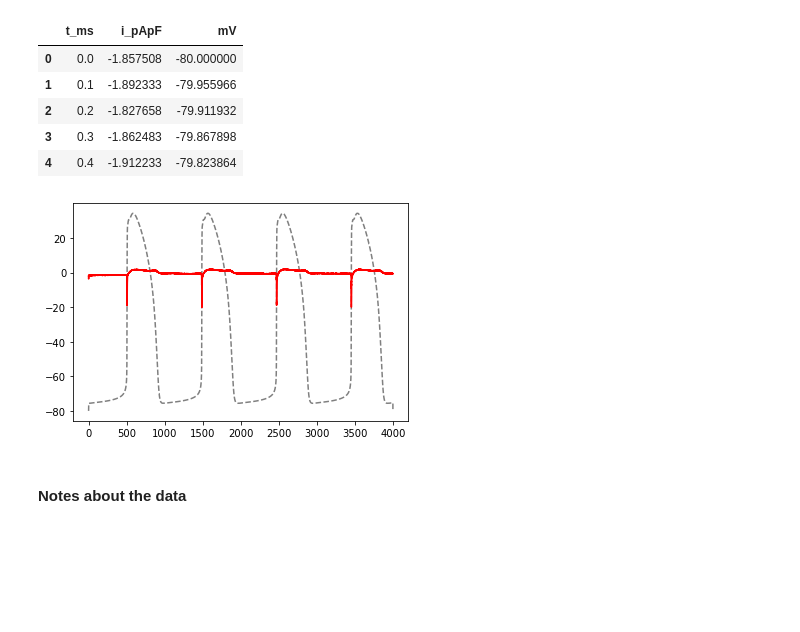
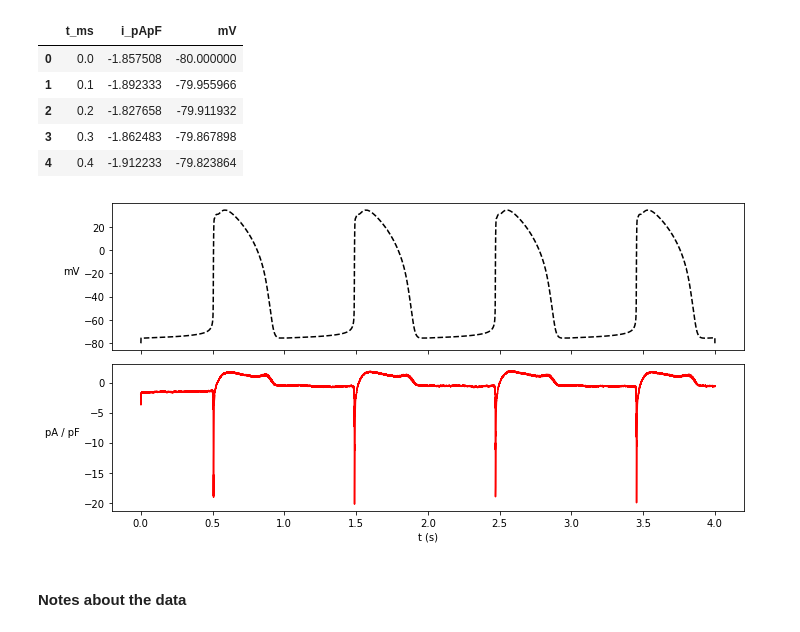
Before and after one commit to dtilley/isolating_bioelectrical_current, a Jupyter notebook: leak_subtraction_TUTORIAL.ipynb, the cells around one changed output. Saved outputs shown, nothing was run; the diff lists cells and outputs as text; code cells hidden in the pictures; blank space fills up the shorter version.

Commit message:
worked on first figure

```diff
--- a/leak_subtraction_TUTORIAL.ipynb
+++ b/leak_subtraction_TUTORIAL.ipynb
@@ -33,12 +35,22 @@ c5_vc.head()
 | 3 | 0.3 | -1.862483 | -79.867898 |
 | 4 | 0.4 | -1.912233 | -79.823864 |
 # %%
-ax = plt.subplot()
-plt.plot(c5_vc.t_ms, c5_vc.mV, color='gray', linestyle='--')
-plt.plot(c5_vc.t_ms, c5_vc.i_pApF, color='red')
+fig, (ax1, ax2) = plt.subplots(2,1, sharex=True, figsize=(10,5))
+# Draw voltage trace
+ax1.plot(c5_vc.t_ms/1000, c5_vc.mV, color='black', linestyle='--')
+ax1.set_ylabel('mV', color='black')
+ax1.yaxis.label.set(rotation='horizontal', ha='right');
+
+# Draw current trace
+ax2.plot(c5_vc.t_ms/1000, c5_vc.i_pApF, color='red')
+ax2.set_xlabel('t (s)', color='black')
+ax2.set_ylabel('pA / pF')
+ax2.yaxis.label.set(rotation='horizontal', ha='right');
+
+fig.tight_layout()
 plt.show()
 # %% [output]
-[figure, old version]
+[figure, new version]
 # %% [markdown]
 #### Notes about the data
 # %% [markdown]
```
Also changed, not shown: parts of 2 cells of this notebook.
